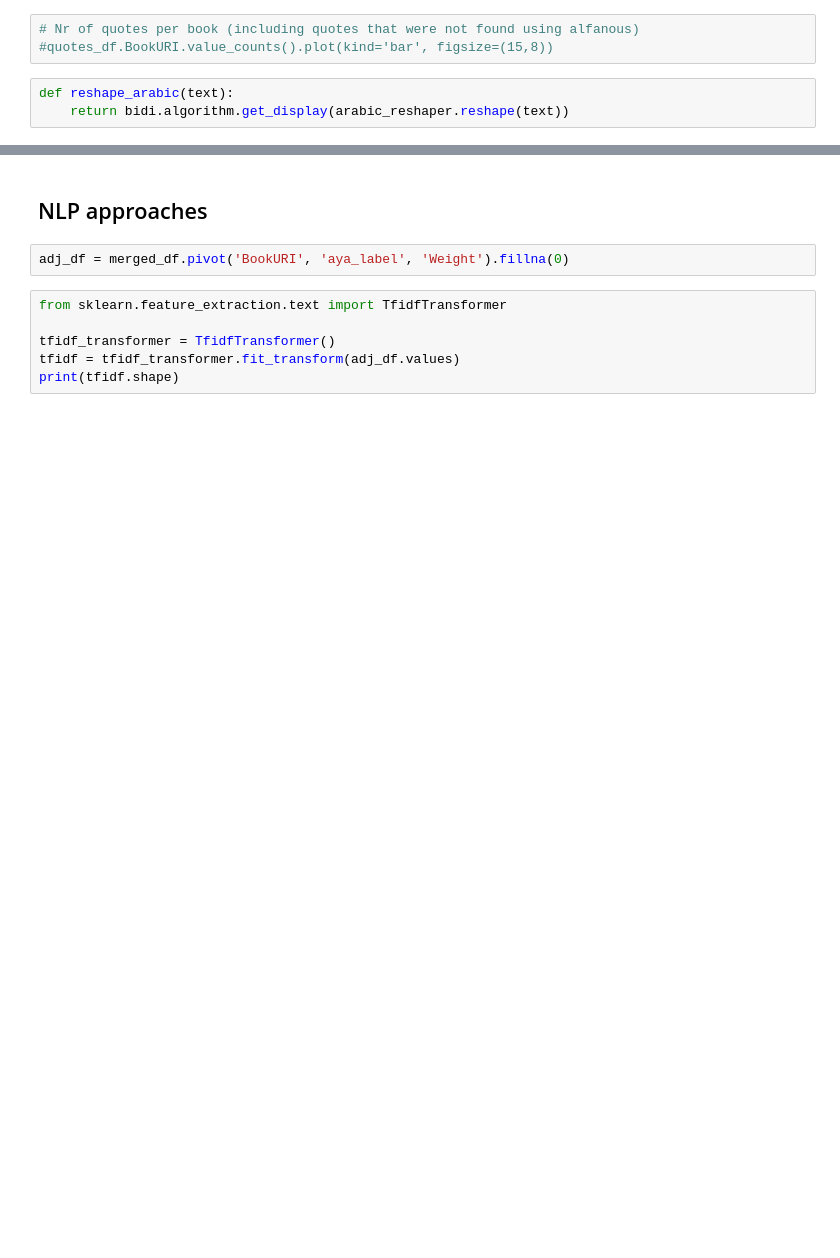
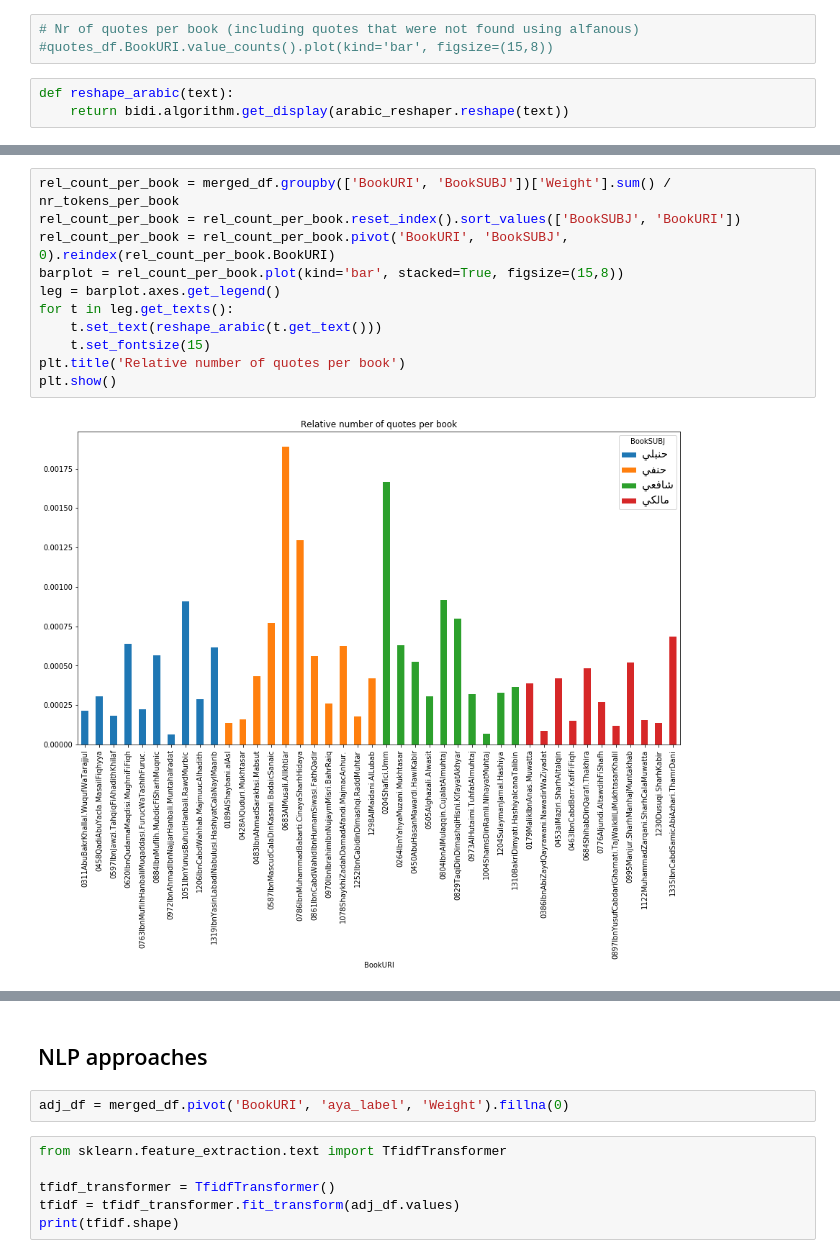
Before and after one commit to arabic-digital-humanities/adhtools, a Jupyter notebook: notebooks/QuranQuotesNetwork.ipynb, the cells around one changed output, grey strips where cells are left out. Cells and saved outputs as stored; diff of their text form; blank space fills up the shorter version.

```diff
--- a/notebooks/QuranQuotesNetwork.ipynb
+++ b/notebooks/QuranQuotesNetwork.ipynb
@@ -78,3 +79,16 @@ plt.show()
+# %%
+rel_count_per_book = merged_df.groupby(['BookURI', 'BookSUBJ'])['Weight'].sum() / nr_tokens_per_book
+rel_count_per_book = rel_count_per_book.reset_index().sort_values(['BookSUBJ', 'BookURI'])
+rel_count_per_book = rel_count_per_book.pivot('BookURI', 'BookSUBJ', 0).reindex(rel_count_per_book.BookURI)
+barplot = rel_count_per_book.plot(kind='bar', stacked=True, figsize=(15,8))
+leg = barplot.axes.get_legend()
+for t in leg.get_texts():
+    t.set_text(reshape_arabic(t.get_text()))
+    t.set_fontsize(15)
+plt.title('Relative number of quotes per book')
+plt.show()
+# %% [output]
+[figure, added]
 # %%
 rel_count_per_school = merged_df.groupby('BookSUBJ')['Weight'].sum() / nr_tokens_per_book.groupby('BookSUBJ').sum()
 barplot = rel_count_per_school.plot(kind='bar')
```
Also changed, not shown: parts of 19 cells of this notebook, 1 other file.
